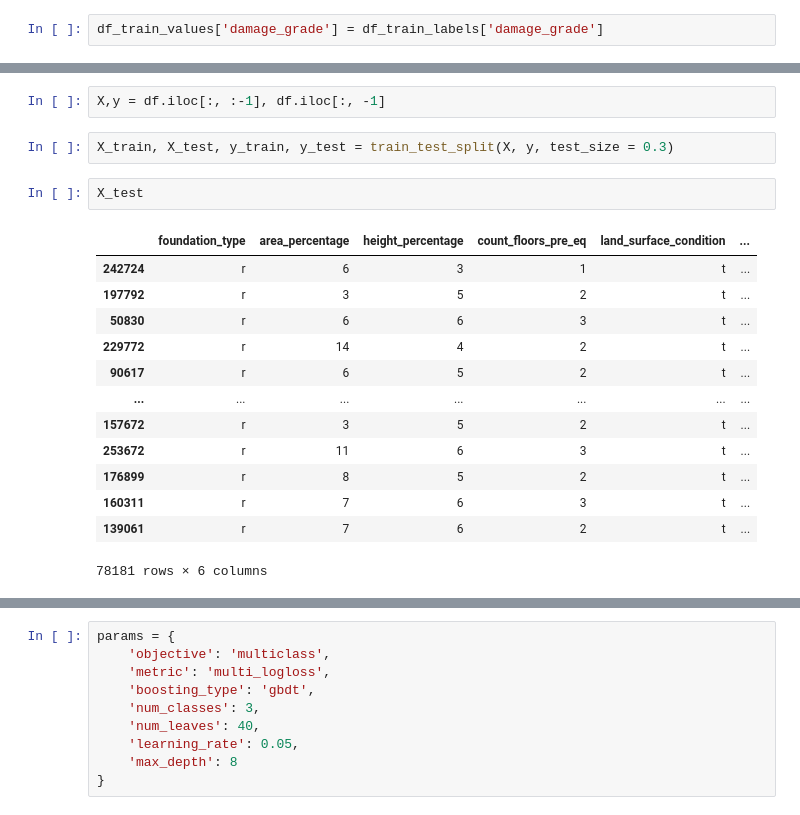
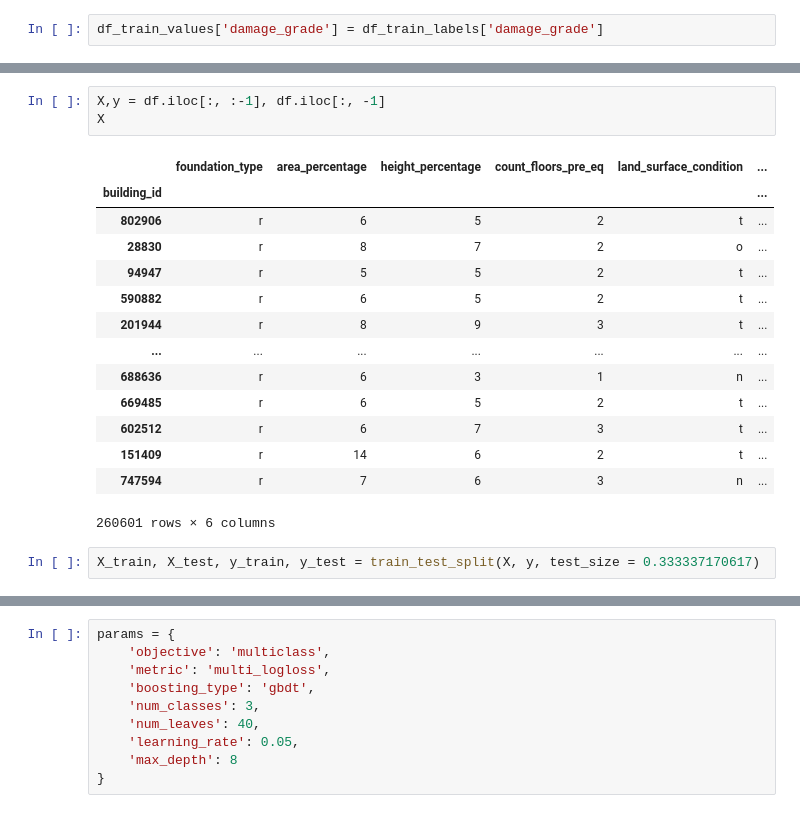
Before and after one commit to nbisso/TP2-Orga-7506, a Jupyter notebook: TP_Machine_Learning.ipynb, the cells around one changed output, grey strips where cells are left out. Drawn from its saved outputs; the diff is of its cells as text.

```diff
--- a/TP_Machine_Learning.ipynb
+++ b/TP_Machine_Learning.ipynb
@@ -61,20 +83,20 @@ See the caveats in the documentation: https://pandas.pydata.org/pandas-docs/stab
 # %%
 X,y = df.iloc[:, :-1], df.iloc[:, -1]
+X
+# %% [output]
+|  | foundation_type | area_percentage | height_percentage | count_floors_pre_eq | land_surface_condition | ... |
+| building_id |  |  |  |  |  | ... |
+| 802906 | r | 6 | 5 | 2 | t | ... |
+| 28830 | r | 8 | 7 | 2 | o | ... |
+| 94947 | r | 5 | 5 | 2 | t | ... |
+| 590882 | r | 6 | 5 | 2 | t | ... |
+| 201944 | r | 8 | 9 | 3 | t | ... |
+| ... | ... | ... | ... | ... | ... | ... |
+| 688636 | r | 6 | 3 | 1 | n | ... |
+| 669485 | r | 6 | 5 | 2 | t | ... |
+| 602512 | r | 6 | 7 | 3 | t | ... |
+| 151409 | r | 14 | 6 | 2 | t | ... |
+| 747594 | r | 7 | 6 | 3 | n | ... |
+260601 rows × 6 columns
 # %%
-X_train, X_test, y_train, y_test = train_test_split(X, y, test_size = 0.3)
+X_train, X_test, y_train, y_test = train_test_split(X, y, test_size = 0.333337170617)
-# %%
-X_test
-# %% [output]
-|  | foundation_type | area_percentage | height_percentage | count_floors_pre_eq | land_surface_condition | ... |
-| 242724 | r | 6 | 3 | 1 | t | ... |
-| 197792 | r | 3 | 5 | 2 | t | ... |
-| 50830 | r | 6 | 6 | 3 | t | ... |
-| 229772 | r | 14 | 4 | 2 | t | ... |
-| 90617 | r | 6 | 5 | 2 | t | ... |
-| ... | ... | ... | ... | ... | ... | ... |
-| 157672 | r | 3 | 5 | 2 | t | ... |
-| 253672 | r | 11 | 6 | 3 | t | ... |
-| 176899 | r | 8 | 5 | 2 | t | ... |
-| 160311 | r | 7 | 6 | 3 | t | ... |
-| 139061 | r | 7 | 6 | 2 | t | ... |
-78181 rows × 6 columns
```
Also changed, not shown: parts of 16 cells of this notebook.
